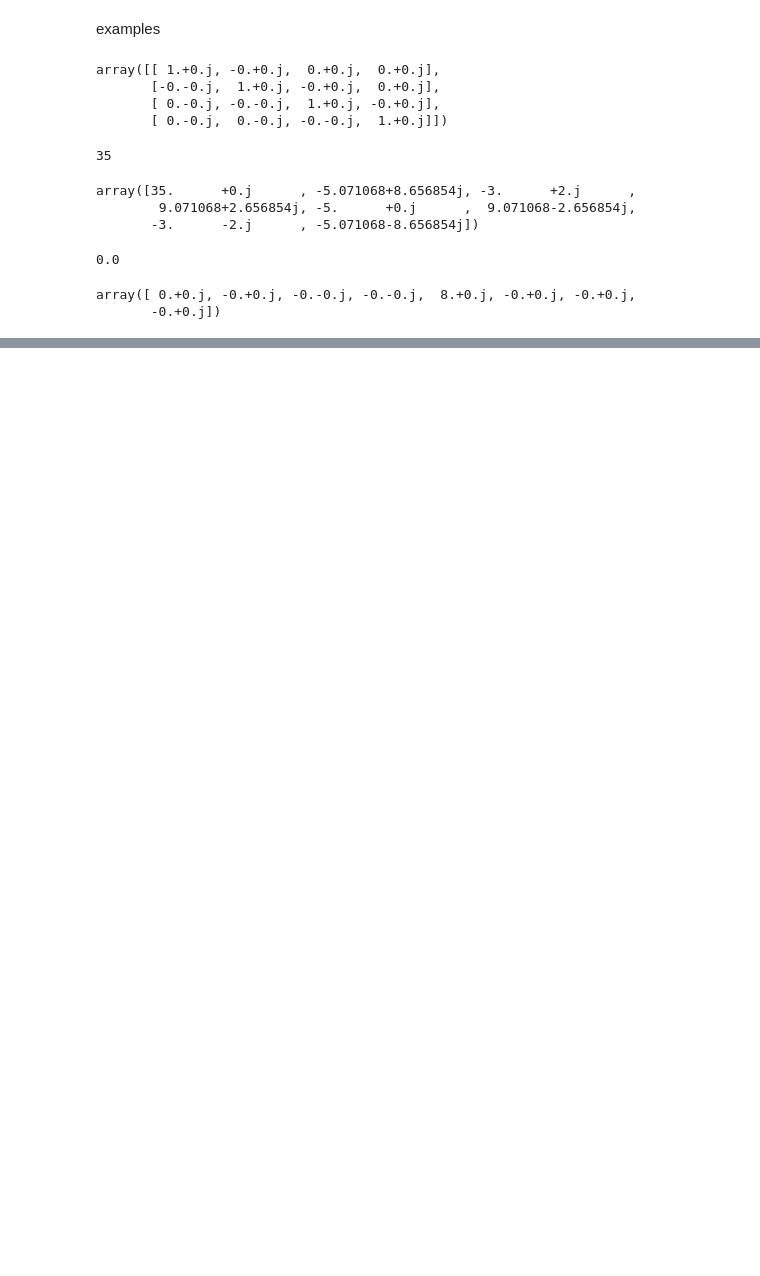
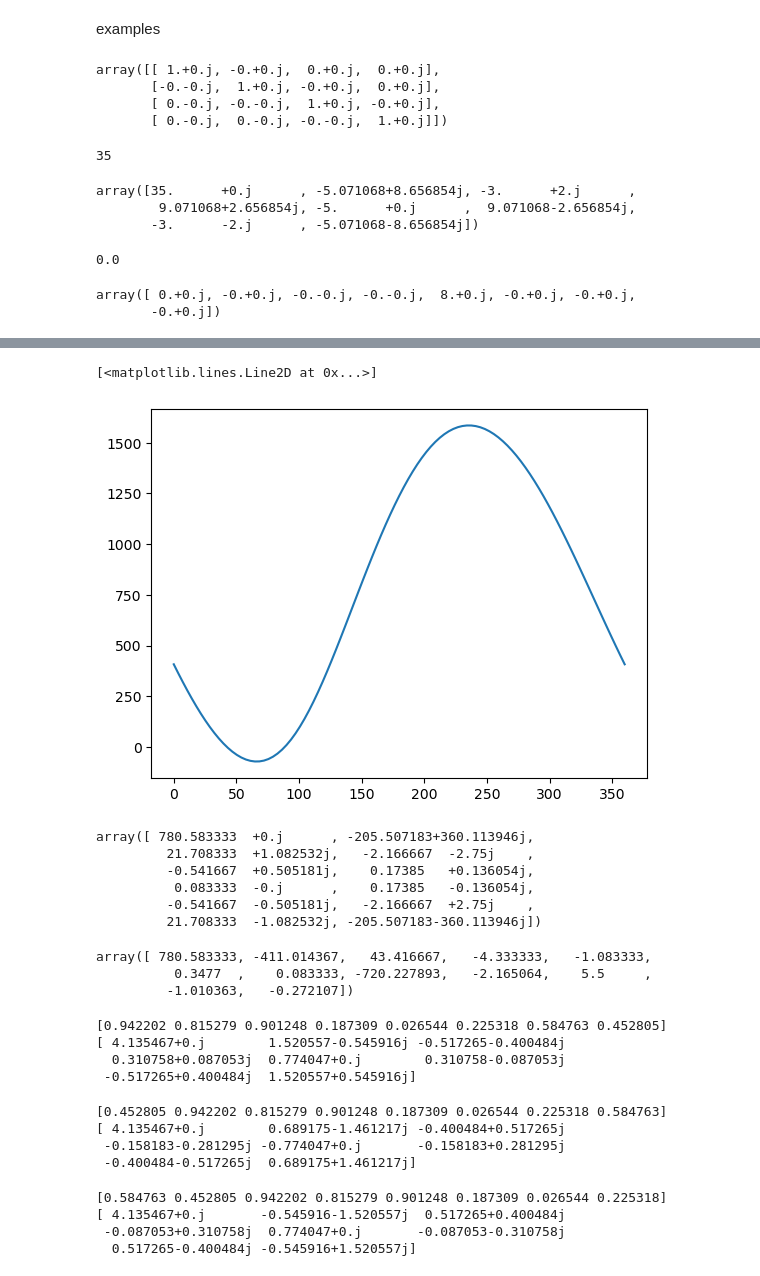
Before and after one commit to Chris0325/scientific_computing, a Jupyter notebook: heath/chapter_12.ipynb, the cells around one changed output, grey strips where cells are left out. Saved outputs shown, nothing was run; the diff lists cells and outputs as text; code cells hidden in the pictures; blank space fills up the shorter version.

```diff
--- a/heath/chapter_12.ipynb
+++ b/heath/chapter_12.ipynb
@@ -58,0 +134,57 @@ array([ 0.+0.j, -0.+0.j, -0.-0.j, -0.-0.j,  8.+0.j, -0.+0.j, -0.+0.j,
+# %%
+def f(x):
+    return (np.cos(2 * np.pi / 360 * np.arange(7) * x) @  ps[:7]) + (np.sin(2 * np.pi / 360 * np.arange(1, 6) * x) @ ps[7:])
+
+
+plt.plot(np.linspace(0, 360, 101), [f(x) for x in np.linspace(0, 360, 101)])
+# %% [output]
+[<matplotlib.lines.Line2D at 0x...>]
+[figure, added]
+# %%
+ys = np.fft.fft(xs)
+ys / 12
+# %% [output]
+array([ 780.583333  +0.j      , -205.507183+360.113946j,
+         21.708333  +1.082532j,   -2.166667  -2.75j    ,
+         -0.541667  +0.505181j,    0.17385   +0.136054j,
+          0.083333  -0.j      ,    0.17385   -0.136054j,
+         -0.541667  -0.505181j,   -2.166667  +2.75j    ,
+         21.708333  -1.082532j, -205.507183-360.113946j])
+# %%
+ps
+# %% [output]
+array([ 780.583333, -411.014367,   43.416667,   -4.333333,   -1.083333,
+          0.3477  ,    0.083333, -720.227893,   -2.165064,    5.5     ,
+         -1.010363,   -0.272107])
+# %%
+# 12.3
+n = 8
+xs = np.random.random(8)
+ys = np.fft.fft(xs)
+print(xs)
+print(ys)
+# %% [output]
+[0.942202 0.815279 0.901248 0.187309 0.026544 0.225318 0.584763 0.452805]
+[ 4.135467+0.j        1.520557-0.545916j -0.517265-0.400484j
+  0.310758+0.087053j  0.774047+0.j        0.310758-0.087053j
+ -0.517265+0.400484j  1.520557+0.545916j]
+# %%
+xs_1 = np.roll(xs, shift=1)
+ys_1 = np.fft.fft(xs_1)
+print(xs_1)
+print(ys_1)
+# %% [output]
+[0.452805 0.942202 0.815279 0.901248 0.187309 0.026544 0.225318 0.584763]
+[ 4.135467+0.j        0.689175-1.461217j -0.400484+0.517265j
+ -0.158183-0.281295j -0.774047+0.j       -0.158183+0.281295j
+ -0.400484-0.517265j  0.689175+1.461217j]
+# %%
+xs_2 = np.roll(xs, shift=2)
+ys_2 = np.fft.fft(xs_2)
+print(xs_2)
+print(ys_2)
+# %% [output]
+[0.584763 0.452805 0.942202 0.815279 0.901248 0.187309 0.026544 0.225318]
+[ 4.135467+0.j       -0.545916-1.520557j  0.517265+0.400484j
+ -0.087053+0.310758j  0.774047+0.j       -0.087053-0.310758j
+  0.517265-0.400484j -0.545916+1.520557j]
```
Also changed, not shown: parts of 20 cells of this notebook.
